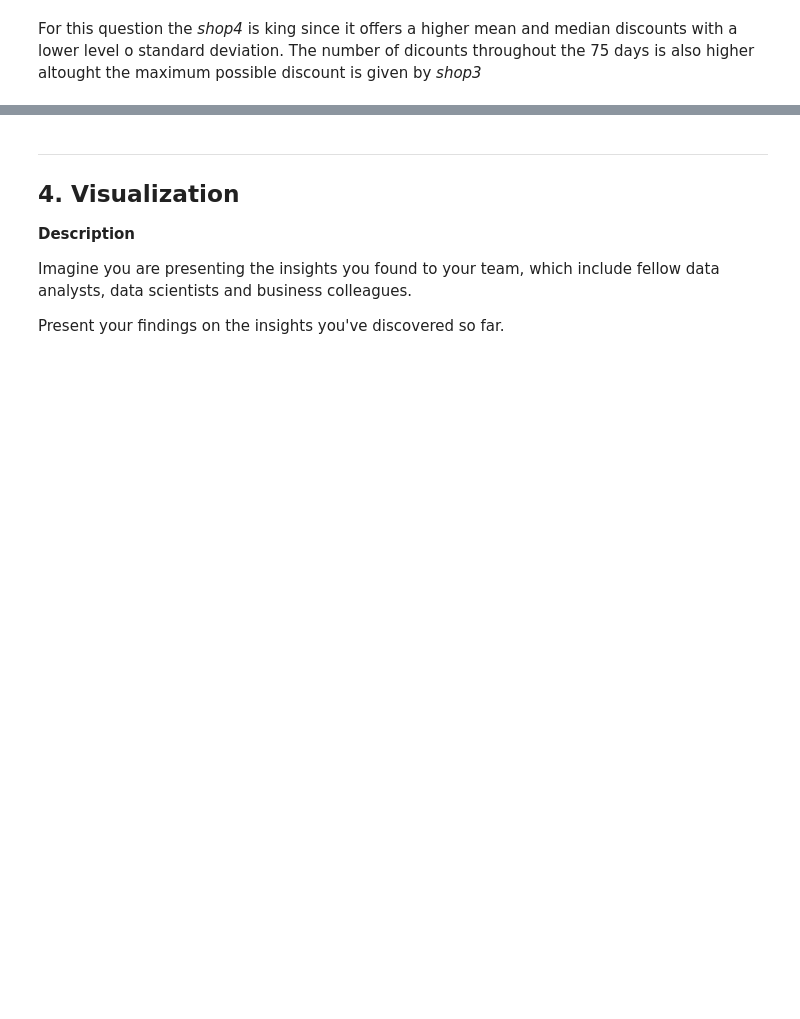
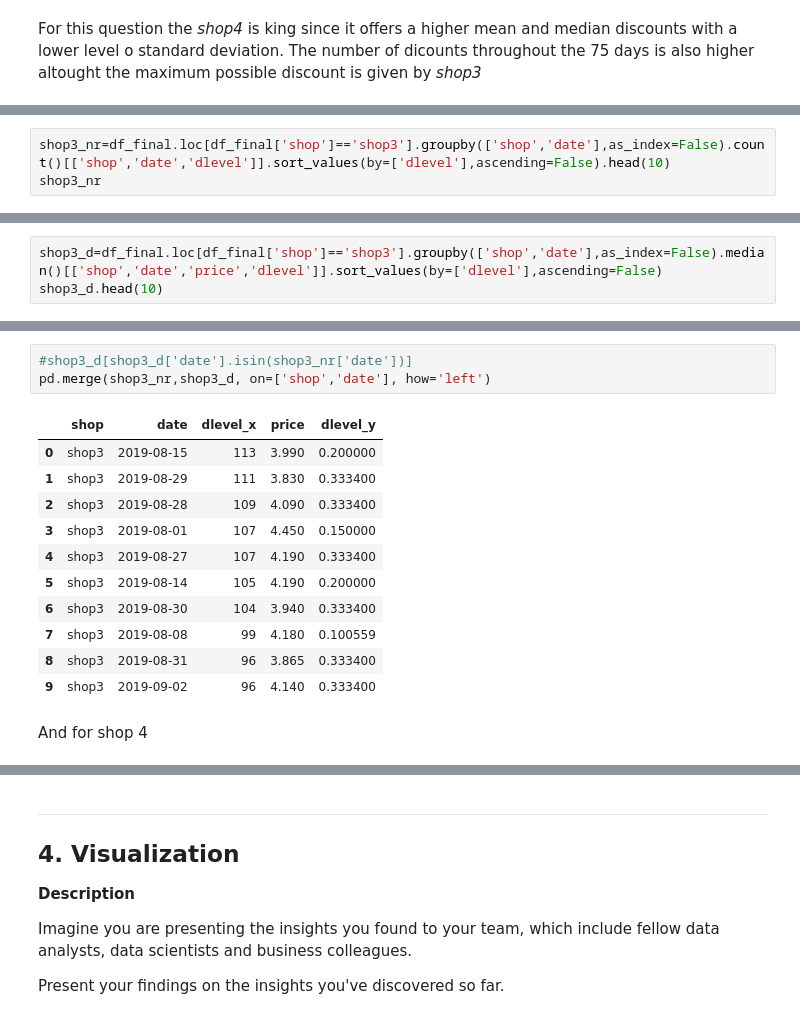
Before and after one commit to ruifurtado/da_challenge, a Jupyter notebook: da_challenge.ipynb, the cells around one changed output, grey strips where cells are left out. Drawn from its saved outputs; the diff is of its cells as text; blank space fills up the shorter version.

```diff
--- a/da_challenge.ipynb
+++ b/da_challenge.ipynb
@@ -647,0 +650,3 @@ For this question the _shop4_ is king since it offers a higher mean and median d
+# %%
+shop3_nr=df_final.loc[df_final['shop']=='shop3'].groupby(['shop','date'],as_index=False).count()[['shop','date','dlevel']].sort_values(by=['dlevel'],ascending=False).head(10)
+shop3_nr
@@ -647,0 +665,3 @@ For this question the _shop4_ is king since it offers a higher mean and median d
+# %%
+shop3_d=df_final.loc[df_final['shop']=='shop3'].groupby(['shop','date'],as_index=False).median()[['shop','date','price','dlevel']].sort_values(by=['dlevel'],ascending=False)
+shop3_d.head(10)
@@ -647,0 +680,17 @@ For this question the _shop4_ is king since it offers a higher mean and median d
+# %%
+#shop3_d[shop3_d['date'].isin(shop3_nr['date'])]
+pd.merge(shop3_nr,shop3_d, on=['shop','date'], how='left')
+# %% [output]
+|  | shop | date | dlevel_x | price | dlevel_y |
+| 0 | shop3 | 2019-08-15 | 113 | 3.990 | 0.200000 |
+| 1 | shop3 | 2019-08-29 | 111 | 3.830 | 0.333400 |
+| 2 | shop3 | 2019-08-28 | 109 | 4.090 | 0.333400 |
+| 3 | shop3 | 2019-08-01 | 107 | 4.450 | 0.150000 |
+| 4 | shop3 | 2019-08-27 | 107 | 4.190 | 0.333400 |
+| 5 | shop3 | 2019-08-14 | 105 | 4.190 | 0.200000 |
+| 6 | shop3 | 2019-08-30 | 104 | 3.940 | 0.333400 |
+| 7 | shop3 | 2019-08-08 | 99 | 4.180 | 0.100559 |
+| 8 | shop3 | 2019-08-31 | 96 | 3.865 | 0.333400 |
+| 9 | shop3 | 2019-09-02 | 96 | 4.140 | 0.333400 |
+# %% [markdown]
+And for shop 4
```
Also changed, not shown: parts of 17 cells of this notebook.
